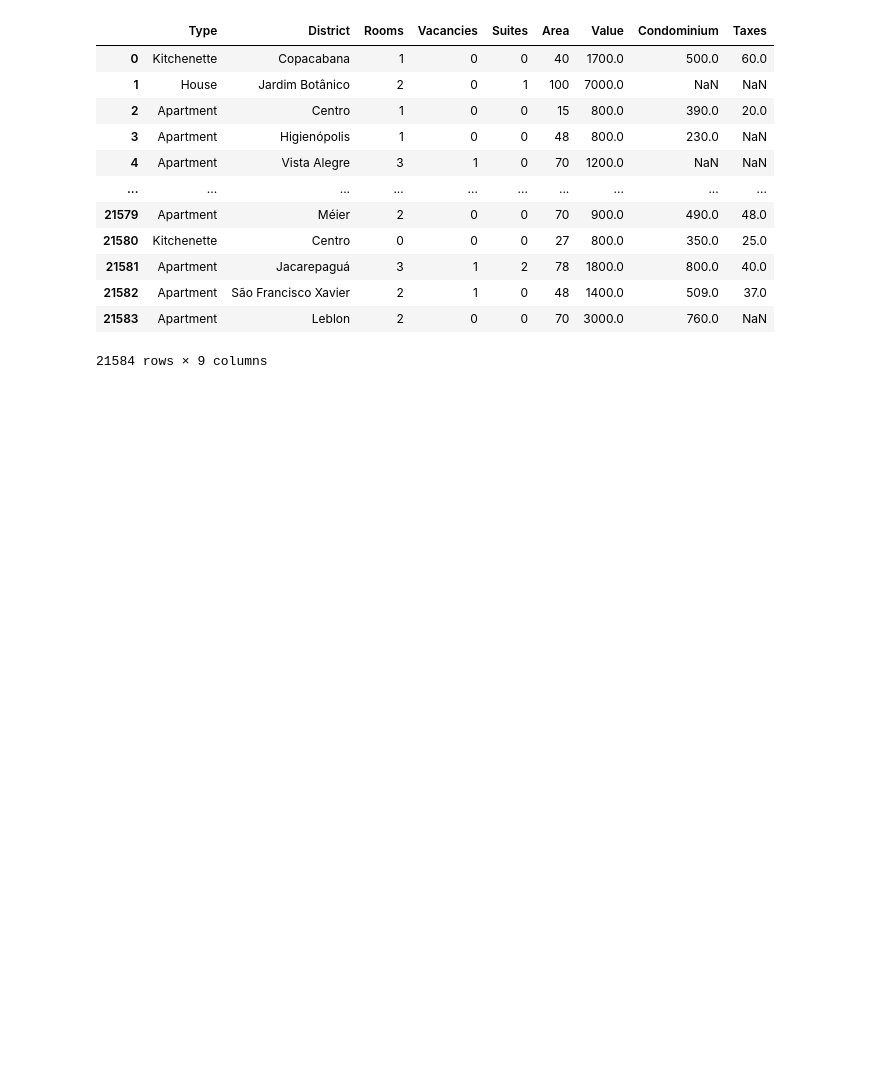
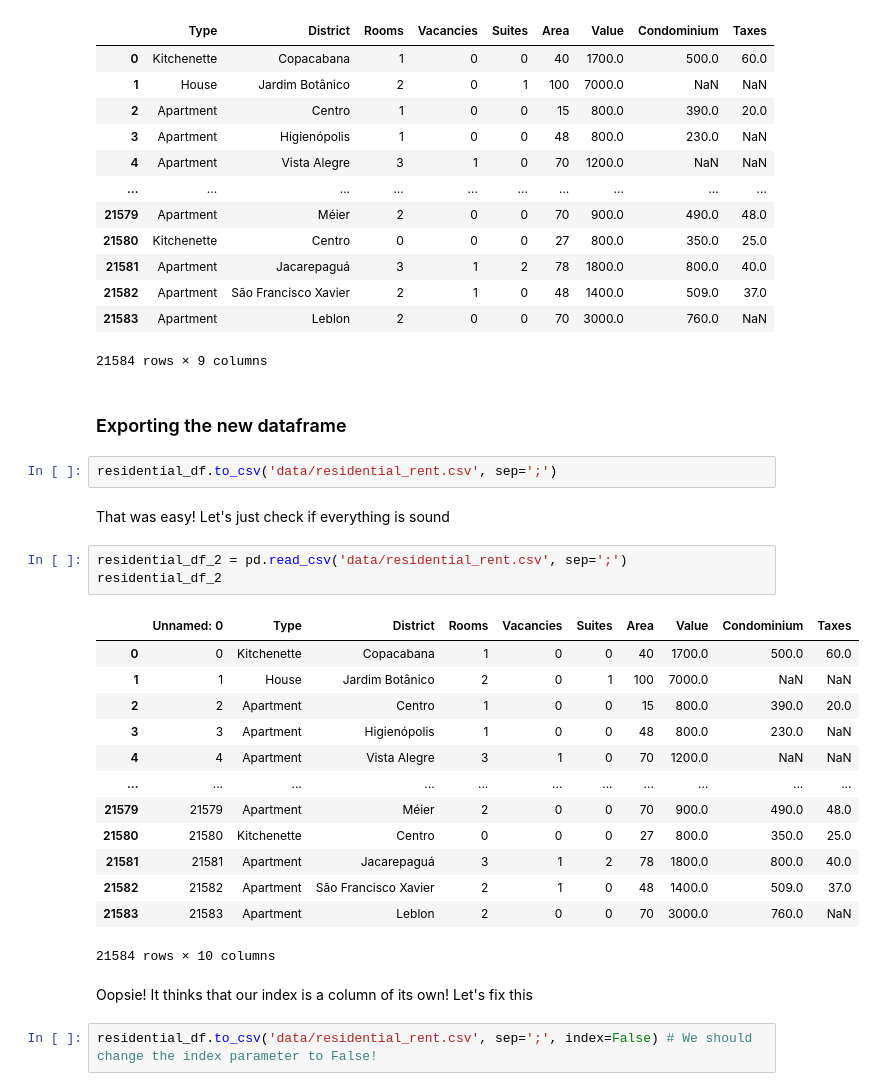
Before and after one commit to pedroheck/data-science-basics, a Jupyter notebook: Basics-1-treating-data-with-pandas/rent.ipynb, the cells around one changed output. Saved outputs shown, nothing was run; the diff lists cells and outputs as text; blank space fills up the shorter version.

Commit message:
B-1: Exporting the new dataframe as a csv file

```diff
--- a/Basics-1-treating-data-with-pandas/rent.ipynb
+++ b/Basics-1-treating-data-with-pandas/rent.ipynb
@@ -205,3 +205,30 @@ residential_df
 | 21582 | Apartment | São Francisco Xavier | 2 | 1 | 0 | 48 | 1400.0 | 509.0 | 37.0 |
 | 21583 | Apartment | Leblon | 2 | 0 | 0 | 70 | 3000.0 | 760.0 | NaN |
 21584 rows × 9 columns
+# %% [markdown]
+### Exporting the new dataframe
+# %%
+residential_df.to_csv('data/residential_rent.csv', sep=';')
+# %% [markdown]
+That was easy! Let's just check if everything is sound
+# %%
+residential_df_2 = pd.read_csv('data/residential_rent.csv', sep=';')
+residential_df_2
+# %% [output]
+|  | Unnamed: 0 | Type | District | Rooms | Vacancies | Suites | Area | Value | Condominium | Taxes |
+| 0 | 0 | Kitchenette | Copacabana | 1 | 0 | 0 | 40 | 1700.0 | 500.0 | 60.0 |
+| 1 | 1 | House | Jardim Botânico | 2 | 0 | 1 | 100 | 7000.0 | NaN | NaN |
+| 2 | 2 | Apartment | Centro | 1 | 0 | 0 | 15 | 800.0 | 390.0 | 20.0 |
+| 3 | 3 | Apartment | Higienópolis | 1 | 0 | 0 | 48 | 800.0 | 230.0 | NaN |
+| 4 | 4 | Apartment | Vista Alegre | 3 | 1 | 0 | 70 | 1200.0 | NaN | NaN |
+| ... | ... | ... | ... | ... | ... | ... | ... | ... | ... | ... |
+| 21579 | 21579 | Apartment | Méier | 2 | 0 | 0 | 70 | 900.0 | 490.0 | 48.0 |
+| 21580 | 21580 | Kitchenette | Centro | 0 | 0 | 0 | 27 | 800.0 | 350.0 | 25.0 |
+| 21581 | 21581 | Apartment | Jacarepaguá | 3 | 1 | 2 | 78 | 1800.0 | 800.0 | 40.0 |
+| 21582 | 21582 | Apartment | São Francisco Xavier | 2 | 1 | 0 | 48 | 1400.0 | 509.0 | 37.0 |
+| 21583 | 21583 | Apartment | Leblon | 2 | 0 | 0 | 70 | 3000.0 | 760.0 | NaN |
+21584 rows × 10 columns
+# %% [markdown]
+Oopsie! It thinks that our index is a column of its own! Let's fix this
+# %%
+residential_df.to_csv('data/residential_rent.csv', sep=';', index=False) # We should change the index parameter to False!
```
Also changed, not shown: parts of 2 cells of this notebook, 1 other file.
